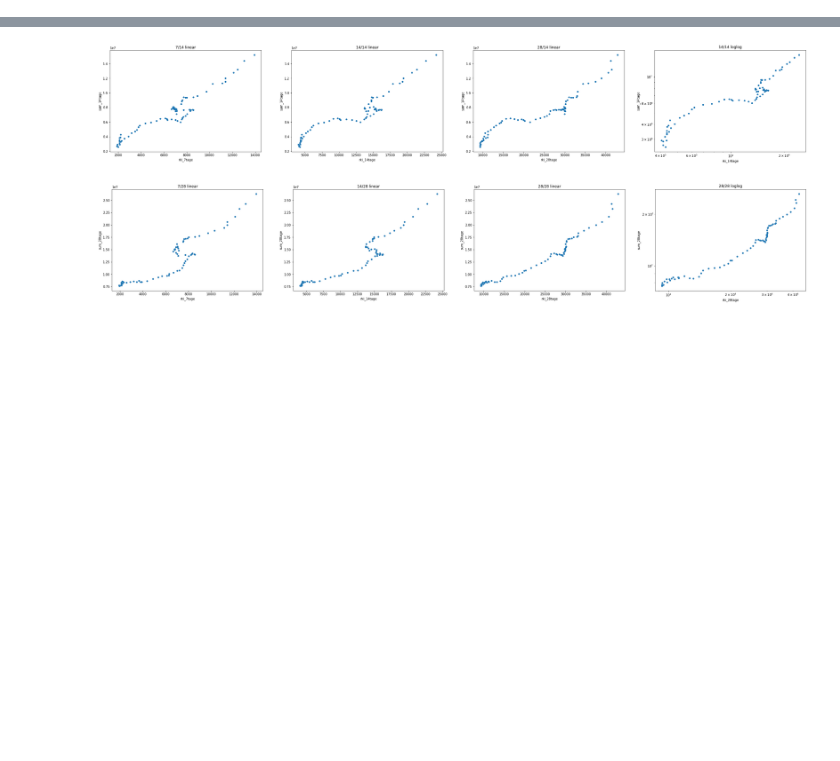
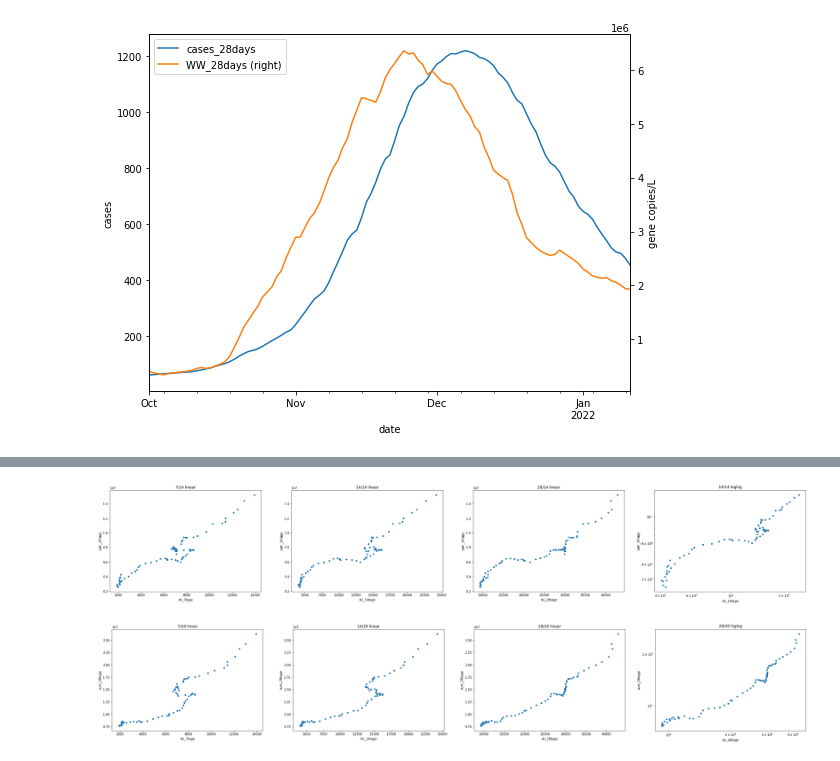
Before and after one commit to MM-Lehmann/Wastewater-modelling-Dresden, a Jupyter notebook: Dresden_Correlation.ipynb, the cells around one changed output, grey strips where cells are left out. Drawn from its saved outputs; the diff is of its cells as text; code cells hidden in the pictures; blank space fills up the shorter version.

```diff
--- a/Dresden_Correlation.ipynb
+++ b/Dresden_Correlation.ipynb
@@ -42,3 +42,10 @@ plt.show()
+# %%
+ax = df.loc["2021-10":].filter(regex="28days").plot(secondary_y=("WW_28days"), figsize=(8,6), ylabel="cases")
+ax.right_ax.set_ylabel("gene copies/L")
+plt.tight_layout()
+plt.show()
+# %% [output]
+[figure, added]
 # %%
 def get_lag(left, right, method="pearson"):
     rng = range(-14, 25)
```
Also changed, not shown: parts of 7 cells of this notebook, 6 other files.
